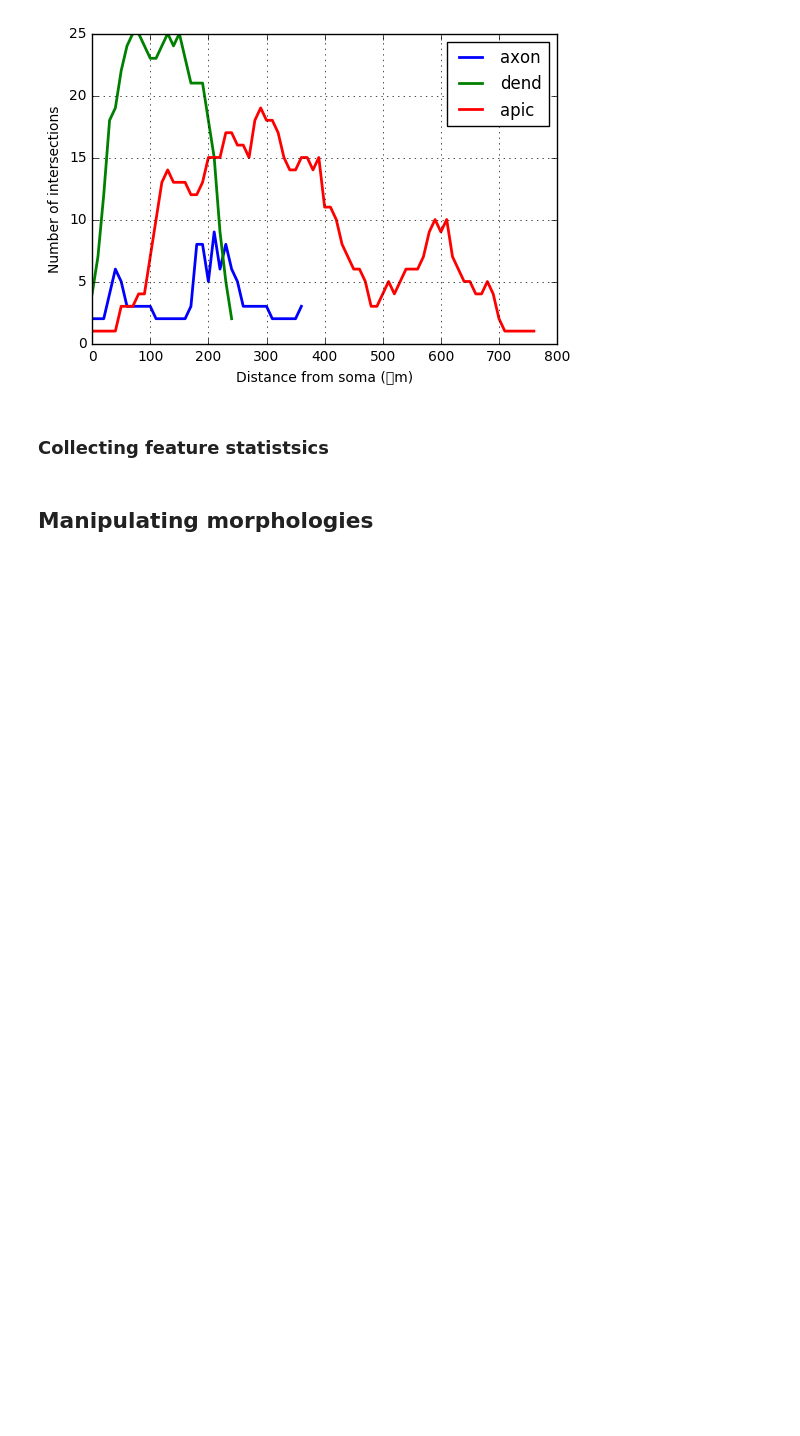
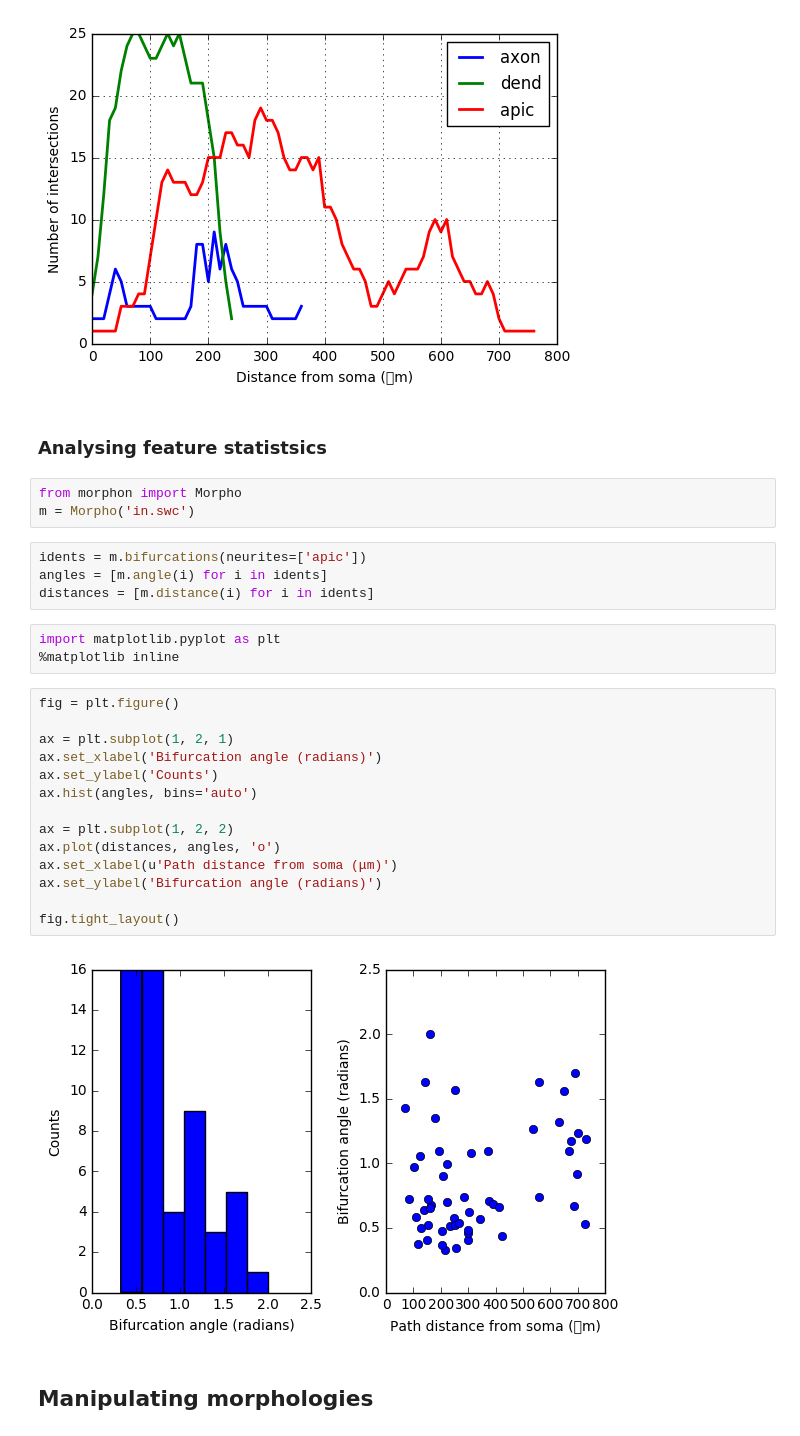
Before and after one commit to a1eko/morphon, a Jupyter notebook: examples/examples.ipynb, the cells around one changed output. Saved outputs shown, nothing was run; the diff lists cells and outputs as text; blank space fills up the shorter version.

```diff
--- a/examples/examples.ipynb
+++ b/examples/examples.ipynb
@@ -195,7 +195,33 @@ plt.grid(True)
 # %% [output]
 [figure]
 # %% [markdown]
-### Collecting feature statistsics
+### Analysing feature statistsics
+# %%
+from morphon import Morpho
+m = Morpho('in.swc')
+# %%
+idents = m.bifurcations(neurites=['apic'])
+angles = [m.angle(i) for i in idents]
+distances = [m.distance(i) for i in idents]
+# %%
+import matplotlib.pyplot as plt
+%matplotlib inline
+# %%
+fig = plt.figure()
+
+ax = plt.subplot(1, 2, 1)
+ax.set_xlabel('Bifurcation angle (radians)')
+ax.set_ylabel('Counts')
+ax.hist(angles, bins='auto')
+
+ax = plt.subplot(1, 2, 2)
+ax.plot(distances, angles, 'o')
+ax.set_xlabel(u'Path distance from soma (μm)')
+ax.set_ylabel('Bifurcation angle (radians)')
+
+fig.tight_layout()
+# %% [output]
+[figure, added]
 # %% [markdown]
 ## Manipulating morphologies
 # %% [markdown]
```
Also changed, not shown: parts of 52 cells of this notebook, 3 other files.
